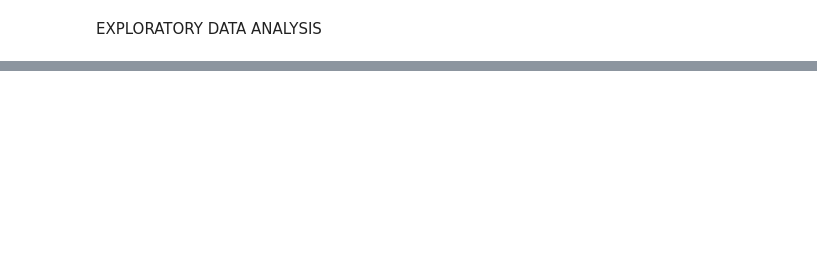
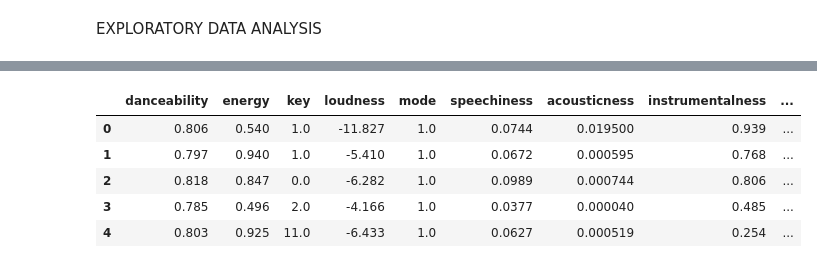
Before and after one commit to chetanpopli/subgenre-classifier, a Jupyter notebook: cleaning_final_last.ipynb, the cells around one changed output, grey strips where cells are left out. Drawn from its saved outputs; the diff is of its cells as text; code cells hidden in the pictures; blank space fills up the shorter version.

```diff
--- a/cleaning_final_last.ipynb
+++ b/cleaning_final_last.ipynb
@@ -186,0 +383,12 @@ EXPLORATORY DATA ANALYSIS
+# %%
+# Drop meaningless columns
+songs.drop(['analysis_url', 'id', 'track_href', 'type', 'uri'], axis = 1, inplace = True)
+# %%
+songs.head()
+# %% [output]
+|  | danceability | energy | key | loudness | mode | speechiness | acousticness | instrumentalness | ... |
+| 0 | 0.806 | 0.540 | 1.0 | -11.827 | 1.0 | 0.0744 | 0.019500 | 0.939 | ... |
+| 1 | 0.797 | 0.940 | 1.0 | -5.410 | 1.0 | 0.0672 | 0.000595 | 0.768 | ... |
+| 2 | 0.818 | 0.847 | 0.0 | -6.282 | 1.0 | 0.0989 | 0.000744 | 0.806 | ... |
+| 3 | 0.785 | 0.496 | 2.0 | -4.166 | 1.0 | 0.0377 | 0.000040 | 0.485 | ... |
+| 4 | 0.803 | 0.925 | 11.0 | -6.433 | 1.0 | 0.0627 | 0.000519 | 0.254 | ... |
```
Also changed, not shown: parts of 24 cells of this notebook, 1 other file.
